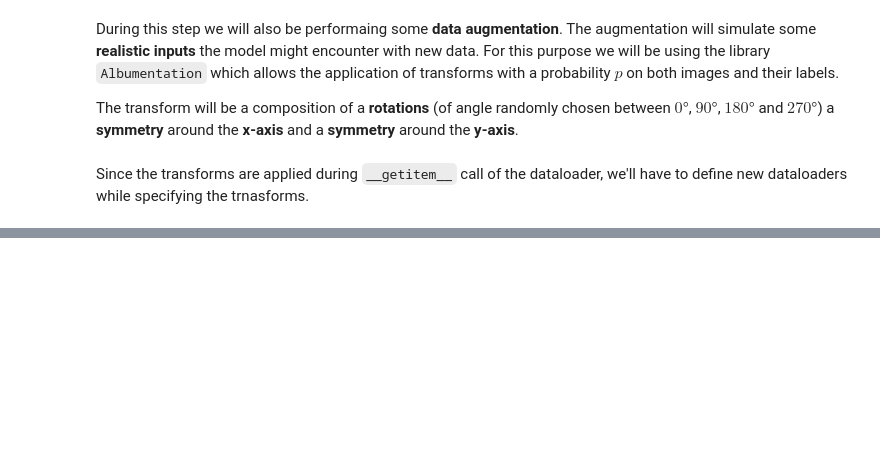
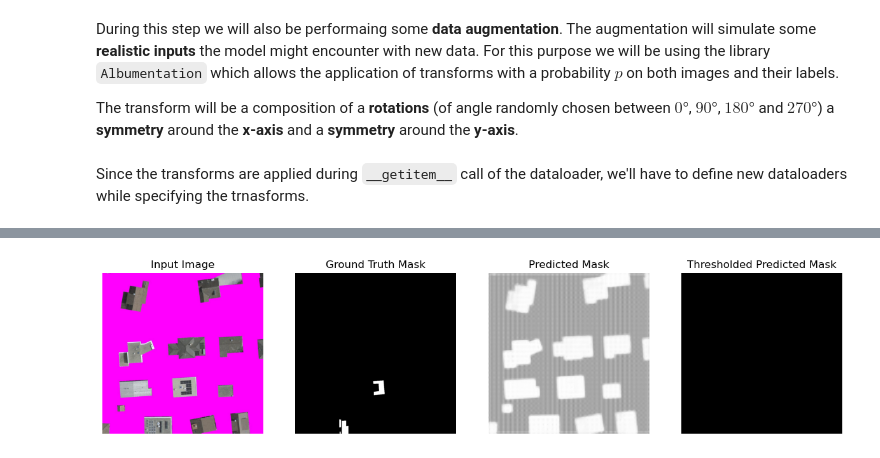
Before and after one commit to jeanprbt/swiss-solar-panel-segmentation, a Jupyter notebook: notebooks/results.ipynb, the cells around one changed output, grey strips where cells are left out. Drawn from its saved outputs; the diff is of its cells as text; code cells hidden in the pictures; blank space fills up the shorter version.

```diff
--- a/notebooks/results.ipynb
+++ b/notebooks/results.ipynb
@@ -239,5 +251,7 @@ augmented_model = UNet()
 augmented_model.load_state_dict(torch.load('../data/weights/unet_augmented_weights.pth'))
 augmented_model.to(device);
 # %%
-visualise_results(augmented_model, augmented_test_loader, idx=0, device=device, threshold=0.3)
+visualize_results(augmented_model, augmented_test_loader, idx=0, device=device, threshold=0.3) # set index to 21 before final run
+# %% [output]
+[figure, added]
 # %%
```
Also changed, not shown: parts of 13 cells of this notebook, 6 other files.
